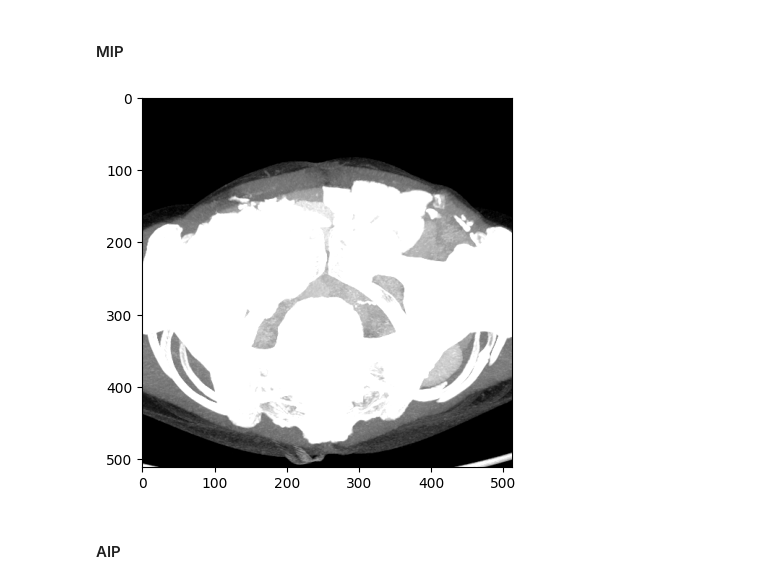
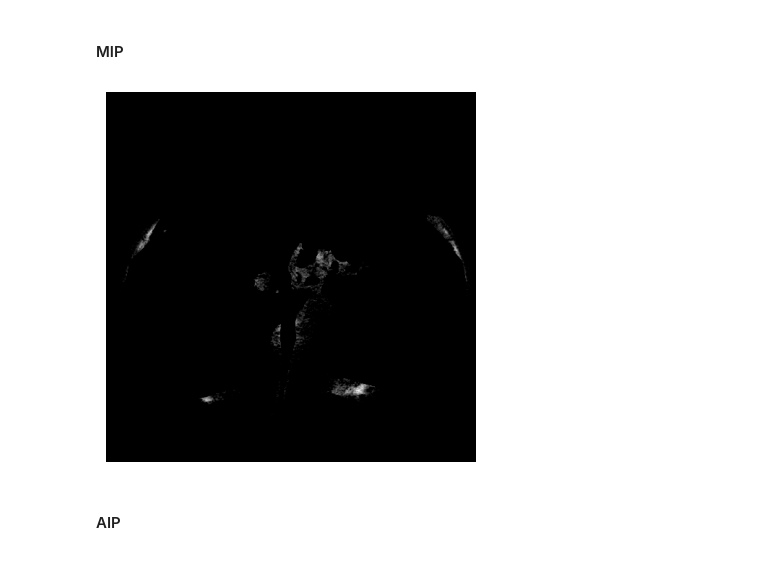
Before and after one commit to svenbbsp/BEP_sbierenbroodspot_1334859, a Jupyter notebook: Technical_research/input_config.ipynb, the cells around one changed output. Saved outputs shown, nothing was run; the diff lists cells and outputs as text; code cells hidden in the pictures.

```diff
--- a/Technical_research/input_config.ipynb
+++ b/Technical_research/input_config.ipynb
@@ -29,11 +29,15 @@ def mip(image: np.ndarray)->np.ndarray:
 # %%
 image = sitk.ReadImage('c:/users/sven/Documents/BEP/simplified_data\B04\IMAGES\B04.nii.gz')
 img_data = sitk.GetArrayFromImage(image)
 
-plt.imshow(mip(img_data), cmap='gray')
+mask = sitk.ReadImage('c:/users/sven/Documents/BEP/simplified_data\B04\MASKS\B04.nii.gz')
+mask_data = sitk.GetArrayFromImage(mask)
+
+plt.imshow(minip(img_data), cmap='gray')
+plt.axis('off')
 plt.show()
 # %% [output]
-[figure, old version]
+[figure, new version]
 # %% [markdown]
 #### AIP
 # %%
```
Also changed, not shown: parts of 3 cells of this notebook, 15 other files.
